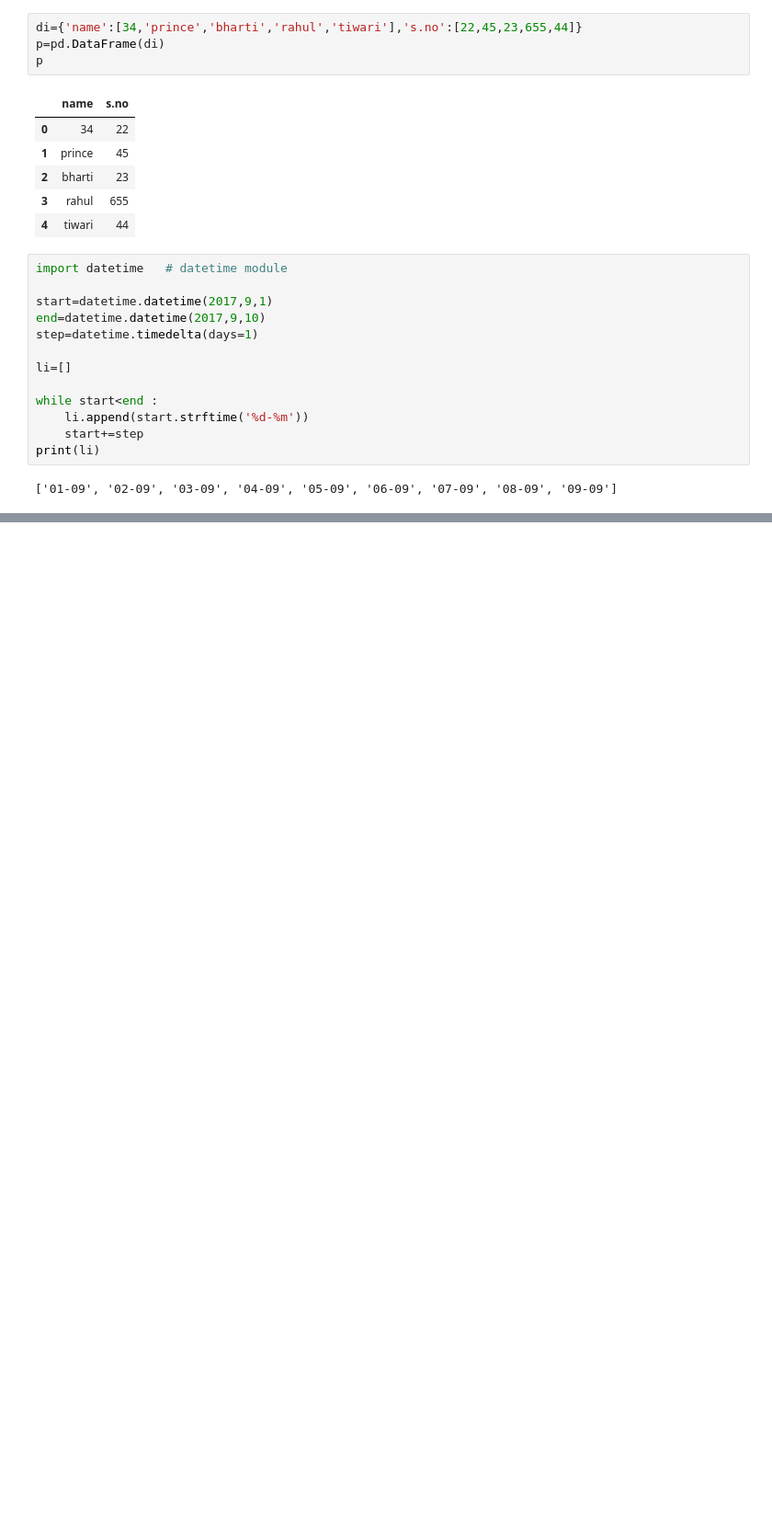
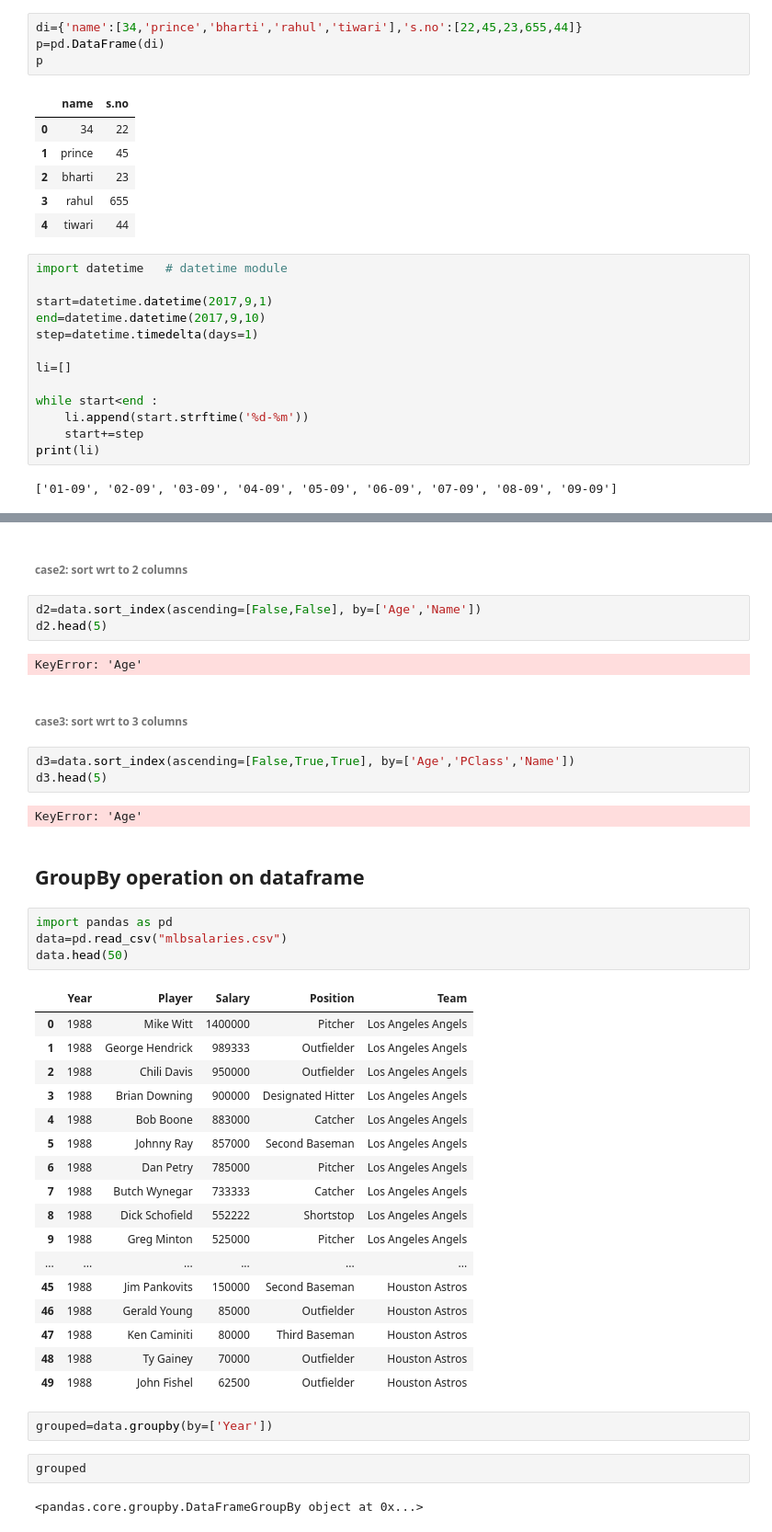
Before and after one commit to princebharti/python_libraries, a Jupyter notebook: practise/pandas-DataFrame data structure practise .ipynb, the cells around one changed output, grey strips where cells are left out. Shown: that part at 92% size. Cells and saved outputs as stored; diff of their text form; blank space fills up the shorter version.

Commit message:
update to pandas csv's  dataset and dataframe practise

```diff
--- a/practise/pandas-DataFrame data structure practise .ipynb
+++ b/practise/pandas-DataFrame data structure practise .ipynb
@@ -137,0 +200,44 @@ Name: Sex, Length: 1313, dtype: object>
+# %% [markdown]
+###### case2: sort wrt to 2 columns
+# %%
+d2=data.sort_index(ascending=[False,False], by=['Age','Name'])
+d2.head(5)
+# %% [output]
+KeyError: 'Age'
+# %% [markdown]
+###### case3: sort wrt to 3 columns
+# %%
+d3=data.sort_index(ascending=[False,True,True], by=['Age','PClass','Name'])
+d3.head(5)
+# %% [output]
+KeyError: 'Age'
+# %% [markdown]
+## GroupBy operation on dataframe
+# %%
+import pandas as pd
+data=pd.read_csv("mlbsalaries.csv")
+data.head(50)
+# %% [output]
+|  | Year | Player | Salary | Position | Team |
+| 0 | 1988 | Mike Witt | 1400000 | Pitcher | Los Angeles Angels |
+| 1 | 1988 | George Hendrick | 989333 | Outfielder | Los Angeles Angels |
+| 2 | 1988 | Chili Davis | 950000 | Outfielder | Los Angeles Angels |
+| 3 | 1988 | Brian Downing | 900000 | Designated Hitter | Los Angeles Angels |
+| 4 | 1988 | Bob Boone | 883000 | Catcher | Los Angeles Angels |
+| 5 | 1988 | Johnny Ray | 857000 | Second Baseman | Los Angeles Angels |
+| 6 | 1988 | Dan Petry | 785000 | Pitcher | Los Angeles Angels |
+| 7 | 1988 | Butch Wynegar | 733333 | Catcher | Los Angeles Angels |
+| 8 | 1988 | Dick Schofield | 552222 | Shortstop | Los Angeles Angels |
+| 9 | 1988 | Greg Minton | 525000 | Pitcher | Los Angeles Angels |
+| ... | ... | ... | ... | ... | ... |
+| 45 | 1988 | Jim Pankovits | 150000 | Second Baseman | Houston Astros |
+| 46 | 1988 | Gerald Young | 85000 | Outfielder | Houston Astros |
+| 47 | 1988 | Ken Caminiti | 80000 | Third Baseman | Houston Astros |
+| 48 | 1988 | Ty Gainey | 70000 | Outfielder | Houston Astros |
+| 49 | 1988 | John Fishel | 62500 | Outfielder | Houston Astros |
+# %%
+grouped=data.groupby(by=['Year'])
+# %%
+grouped
+# %% [output]
+<pandas.core.groupby.DataFrameGroupBy object at 0x...>
```
Also changed, not shown: parts of 24 cells of this notebook, 7 other files.
